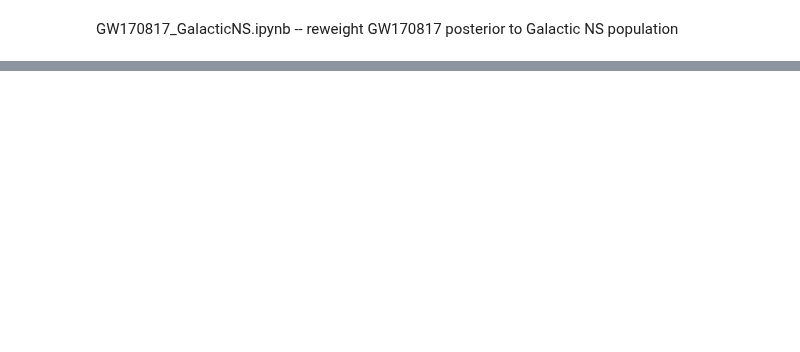
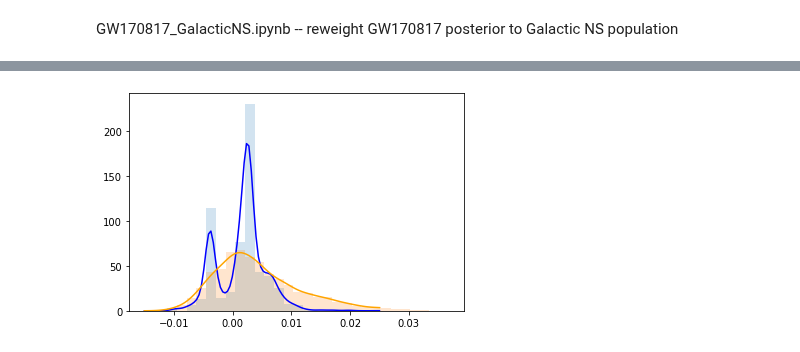
Before and after one commit to daniellmarc/reweighted-dns, a Jupyter notebook: GW170817_GalacticNS.ipynb, the cells around one changed output, grey strips where cells are left out. Saved outputs shown, nothing was run; the diff lists cells and outputs as text; code cells hidden in the pictures; blank space fills up the shorter version.

```diff
--- a/GW170817_GalacticNS.ipynb
+++ b/GW170817_GalacticNS.ipynb
@@ -180,0 +291,15 @@ See the caveats in the documentation: https://pandas.pydata.org/pandas-docs/stab
+# %%
+grange = (-0.015,0.025)
+grid = np.linspace(*grange,100)
+bw = 0.2
+
+plt.hist(data.chi_eff[data.prior == "Galactic"],alpha=0.2,weights=data.massweight[data.prior == "Galactic"],bins=30,density=True)
+plt.hist(data0.chi_eff[data0.prior == "LVC"],alpha=0.2,bins=30,density=True)
+
+kde = scipy.stats.gaussian_kde(marg_df.chi_eff[marg_df.prior == "Galactic_1d"][np.isfinite(marg_df.chi_eff)],bw_method=bw,weights=marg_df.massweight[marg_df.prior == "Galactic_1d"][np.isfinite(marg_df.chi_eff)])
+plt.plot(grid,kde(grid),c='blue')
+kde = scipy.stats.gaussian_kde(marg_df.chi_eff[marg_df.prior == "LVC"][np.isfinite(marg_df.chi_eff)],bw_method=bw)
+plt.plot(grid,kde(grid),c='orange')
+plt.show()
+# %% [output]
+[figure, added]
```
Also changed, not shown: parts of 16 cells of this notebook.
